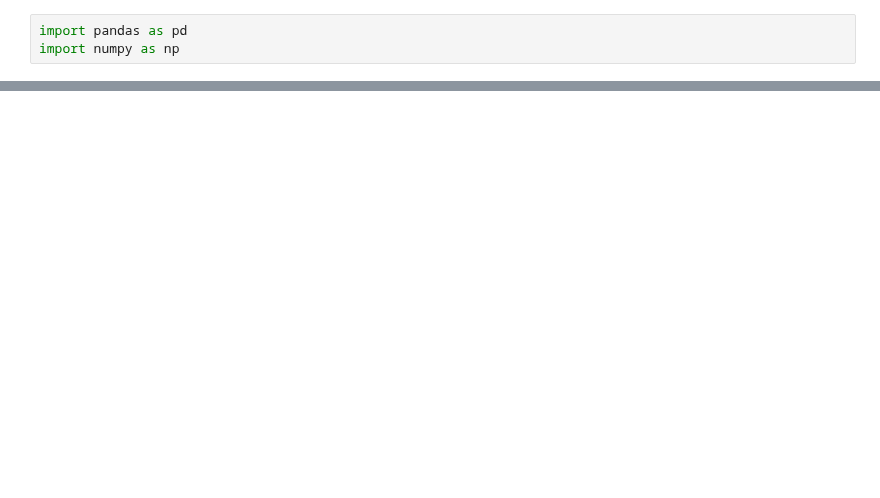
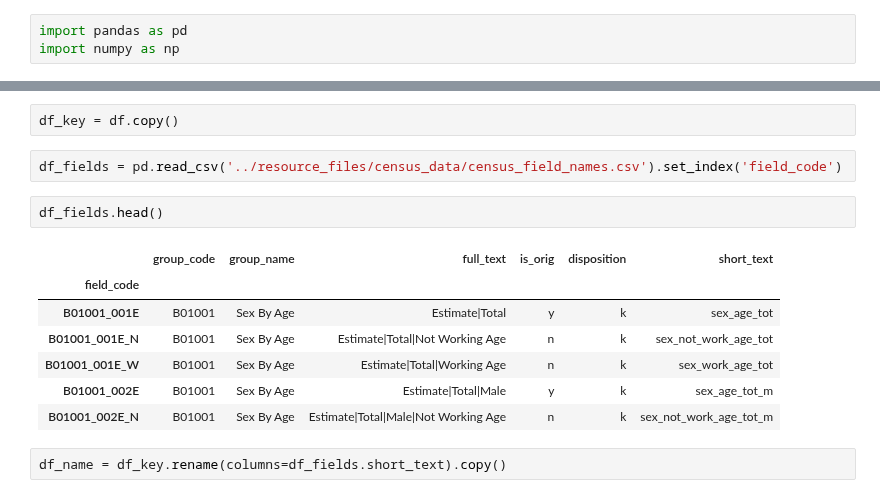
Before and after one commit to get-on-the-bus/via-project, a Jupyter notebook: kevin/acs5_census_block_merged.ipynb, the cells around one changed output, grey strips where cells are left out. Cells and saved outputs as stored; diff of their text form; blank space fills up the shorter version.

```diff
--- a/kevin/acs5_census_block_merged.ipynb
+++ b/kevin/acs5_census_block_merged.ipynb
@@ -368,0 +137,16 @@ df_master.head()
+# %%
+df_key = df.copy()
+# %%
+df_fields = pd.read_csv('../resource_files/census_data/census_field_names.csv').set_index('field_code')
+# %%
+df_fields.head()
+# %% [output]
+|  | group_code | group_name | full_text | is_orig | disposition | short_text |
+| field_code |  |  |  |  |  |  |
+| B01001_001E | B01001 | Sex By Age | Estimate|Total | y | k | sex_age_tot |
+| B01001_001E_N | B01001 | Sex By Age | Estimate|Total|Not Working Age | n | k | sex_not_work_age_tot |
+| B01001_001E_W | B01001 | Sex By Age | Estimate|Total|Working Age | n | k | sex_work_age_tot |
+| B01001_002E | B01001 | Sex By Age | Estimate|Total|Male | y | k | sex_age_tot_m |
+| B01001_002E_N | B01001 | Sex By Age | Estimate|Total|Male|Not Working Age | n | k | sex_not_work_age_tot_m |
+# %%
+df_name = df_key.rename(columns=df_fields.short_text).copy()
```
Also changed, not shown: parts of 62 cells of this notebook, 4 other files.
